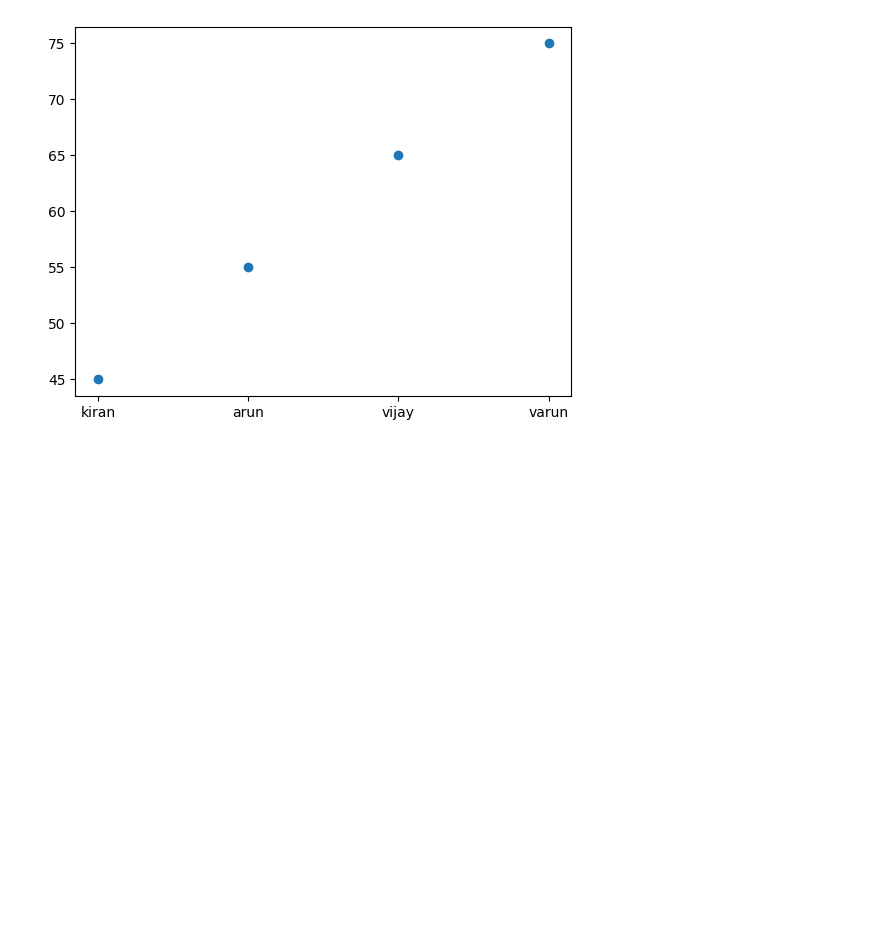
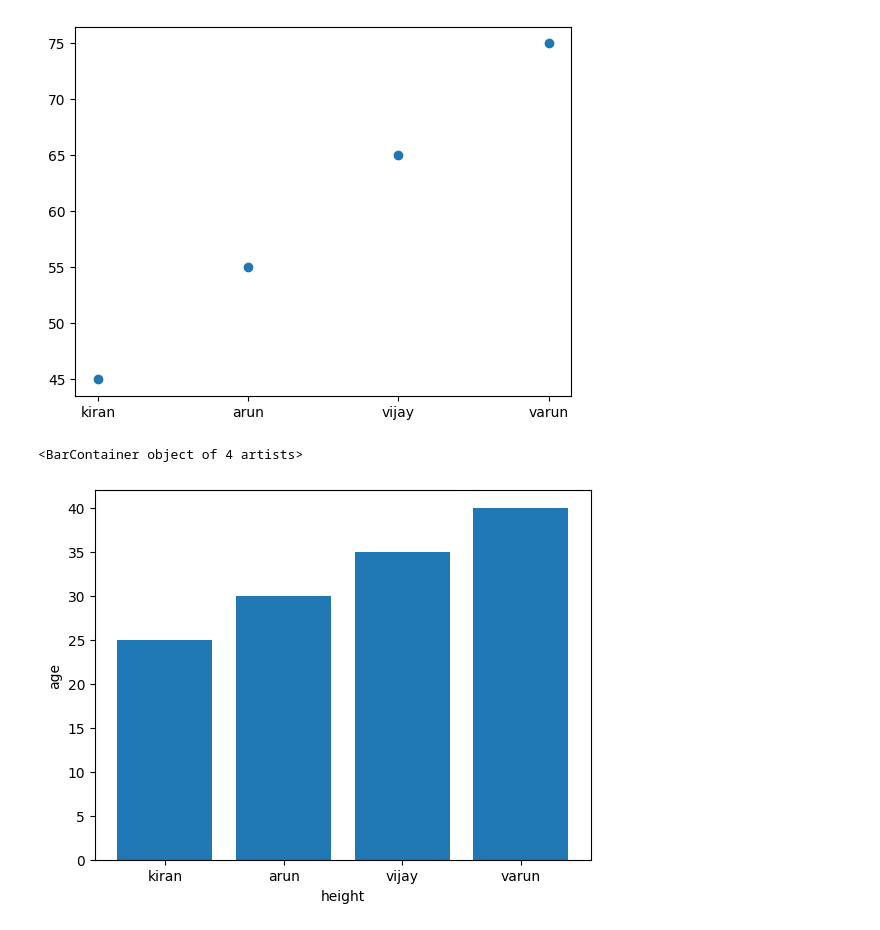
Before and after one commit to Srikruthi1418/AIML-BATCH-20, a Jupyter notebook: part2_assign1.ipynb, the cells around one changed output. Drawn from its saved outputs; the diff is of its cells as text; code cells hidden in the pictures; blank space fills up the shorter version.

```diff
--- a/part2_assign1.ipynb
+++ b/part2_assign1.ipynb
@@ -21,3 +21,11 @@ plt.scatter(people,weight)
 # %% [output]
 <matplotlib.collections.PathCollection at 0x...>
 [figure]
+# %%
+
+plt.xlabel ("height")
+plt.ylabel ("age")
+plt.bar(people,age)
+# %% [output]
+<BarContainer object of 4 artists>
+[figure, added]
```
Also changed, not shown: parts of 3 cells of this notebook.
